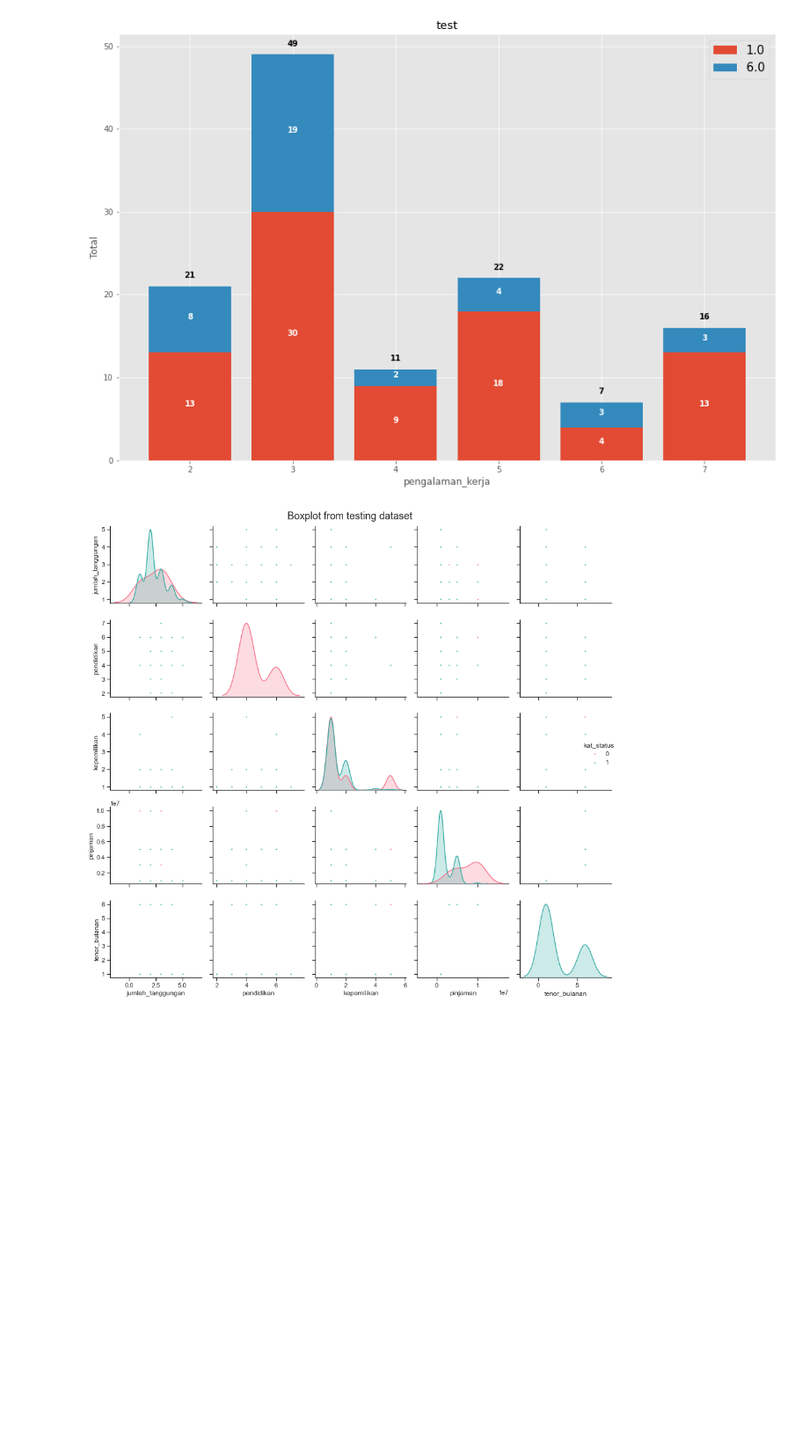
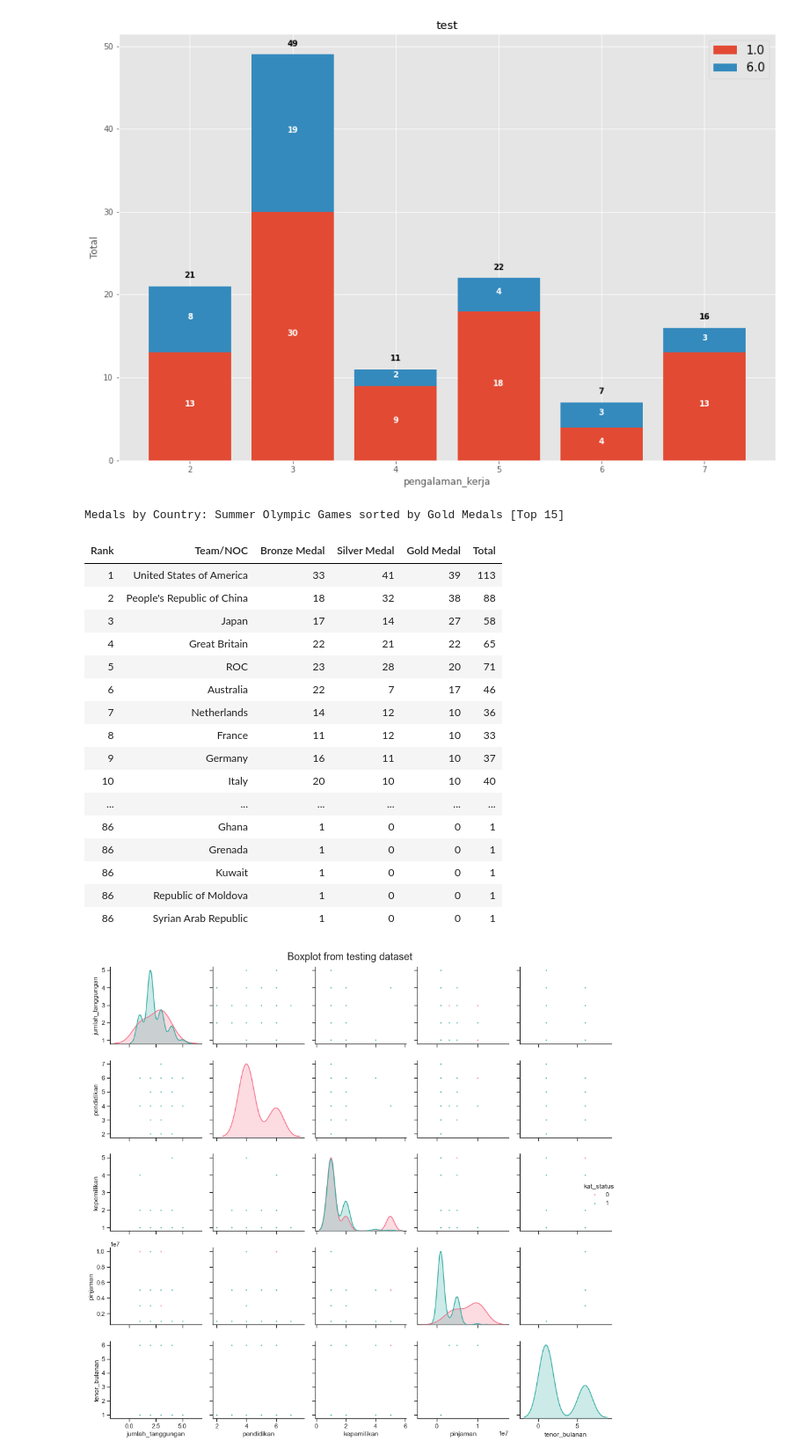
Before and after one commit to imanursar/Machine-Learning-Notes, a Jupyter notebook: Custom Function/Visual Function.ipynb, the cells around one changed output. Shown at 88% size. Saved outputs shown, nothing was run; the diff lists cells and outputs as text; code cells hidden in the pictures; blank space fills up the shorter version.

```diff
--- a/Custom Function/Visual Function.ipynb
+++ b/Custom Function/Visual Function.ipynb
@@ -125,6 +122,30 @@ visual.stack_bar(df,'pengalaman_kerja','tenor_bulanan',
                  [1,6],'kat_status',title='test')
 # %% [output]
 [figure]
+# %%
+df_21_full=pd.read_csv(f"E:/gitlab/machine-learning/dataset/Tokyo 2021 dataset.csv")
+col = ['Rank','Team/NOC','Bronze Medal','Silver Medal','Gold Medal','Total']
+# %%
+visual.bar_table_plot(df_21_full[col],col,'Team/NOC','Japan',['Bronze Medal','Silver Medal','Gold Medal'])
+# %% [output]
+Medals by Country: Summer Olympic Games sorted by Gold Medals [Top 15]
+| Rank | Team/NOC | Bronze Medal | Silver Medal | Gold Medal | Total |
+| 1 | United States of America | 33 | 41 | 39 | 113 |
+| 2 | People's Republic of China | 18 | 32 | 38 | 88 |
+| 3 | Japan | 17 | 14 | 27 | 58 |
+| 4 | Great Britain | 22 | 21 | 22 | 65 |
+| 5 | ROC | 23 | 28 | 20 | 71 |
+| 6 | Australia | 22 | 7 | 17 | 46 |
+| 7 | Netherlands | 14 | 12 | 10 | 36 |
+| 8 | France | 11 | 12 | 10 | 33 |
+| 9 | Germany | 16 | 11 | 10 | 37 |
+| 10 | Italy | 20 | 10 | 10 | 40 |
+| ... | ... | ... | ... | ... | ... |
+| 86 | Ghana | 1 | 0 | 0 | 1 |
+| 86 | Grenada | 1 | 0 | 0 | 1 |
+| 86 | Kuwait | 1 | 0 | 0 | 1 |
+| 86 | Republic of Moldova | 1 | 0 | 0 | 1 |
+| 86 | Syrian Arab Republic | 1 | 0 | 0 | 1 |
 # %%
 visual.pairplot(df[df.columns[5:13]],'kat_status',kind='scatter',
                 diag_kind="kde",title="testing")
```
Also changed, not shown: parts of 5 cells of this notebook.
